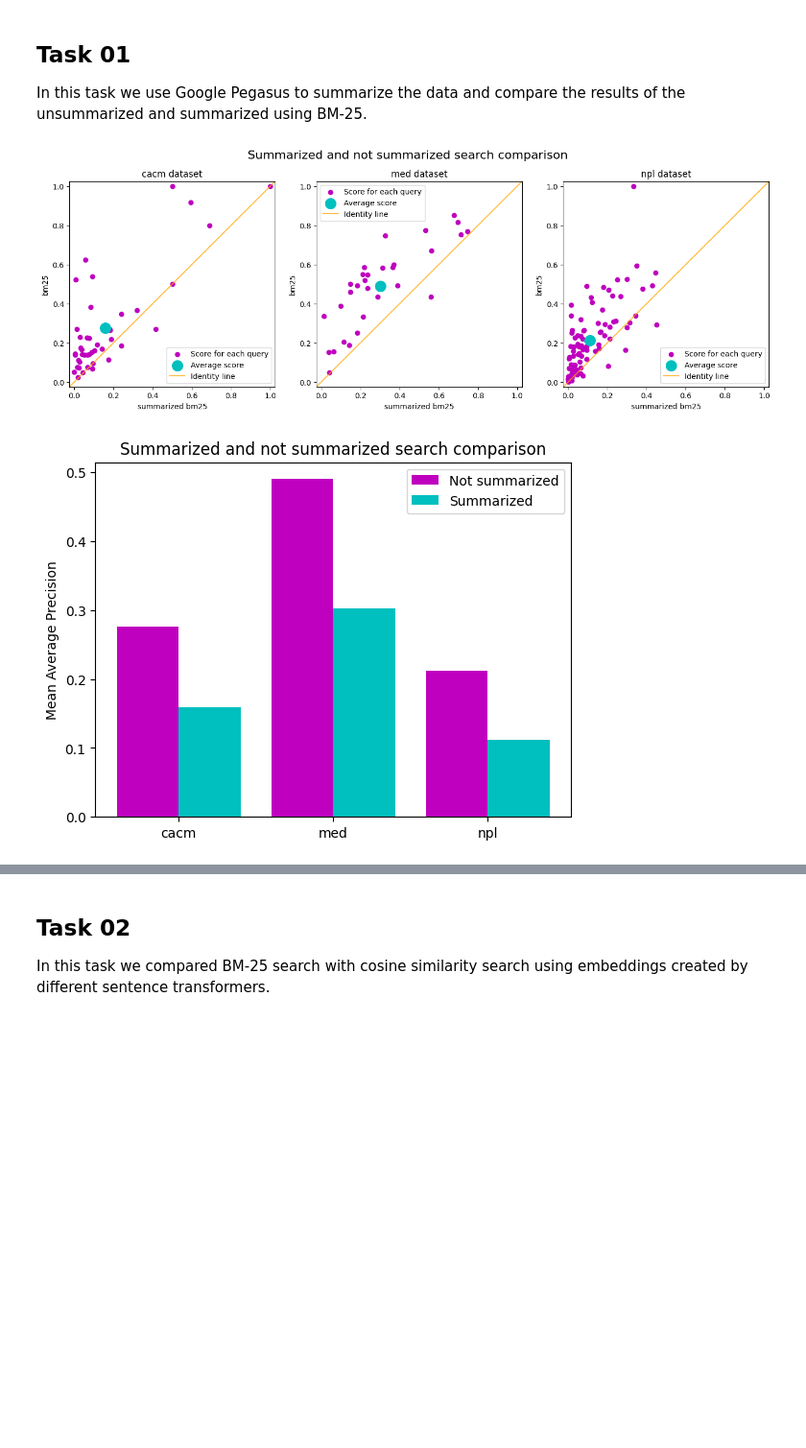
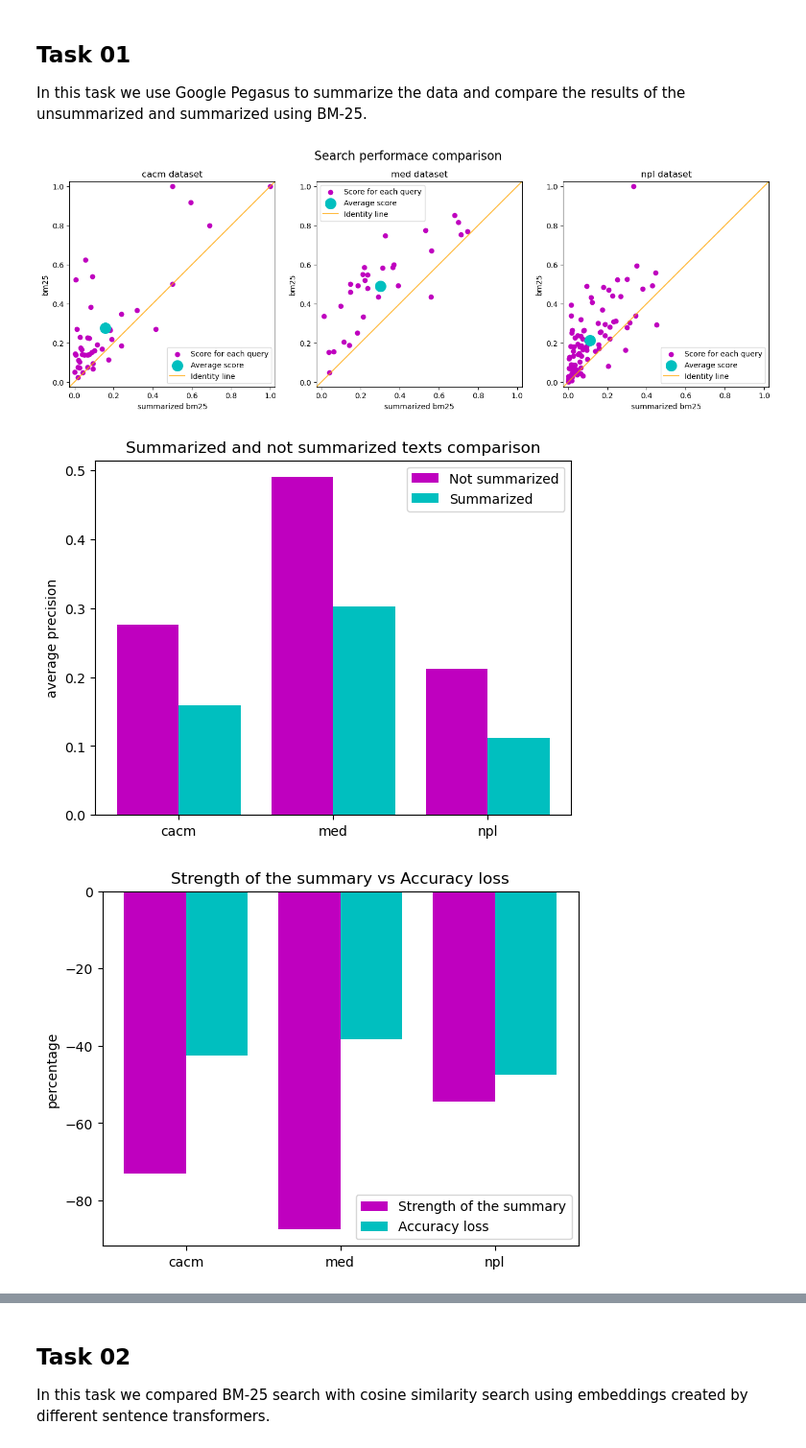
Before and after one commit to massimilianoviola/advanced-information-retrieval, a Jupyter notebook: tasks_presentation.ipynb, the cells around one changed output, grey strips where cells are left out. Shown at 96% size. Cells and saved outputs as stored; diff of their text form; code cells hidden in the pictures; blank space fills up the shorter version.

```diff
--- a/tasks_presentation.ipynb
+++ b/tasks_presentation.ipynb
@@ -88,13 +94,12 @@ def plot_bar_chart(x_input_template, y_input_template, legend_names, barchart_na
 ## Reference
 We chose the BM-25 search as our reference fro all tasks.
 # %%
-if RUN_COMPUTATIONS:
-    for dataset in DATASETS:
-        # indexing documents
-        os.system(f"python3 bm25_index.py -f ./data/{dataset}/{dataset}.json -i bm25_{dataset} -v 0")
+for dataset in DATASETS:
+    # indexing documents
+    os.system(f"python3 bm25_index.py -f ./data/{dataset}/{dataset}.json -i bm25_{dataset} -v 0")
 
-        # running search on the indexed documents using queries converted to embeddings
-        os.system(f"python3 bm25_search.py -q ./data/{dataset}/queries.json -i bm25_{dataset} -o ./bm25_reference/outputs/bm25_{dataset}.txt")
+    # running search on the indexed documents using queries converted to embeddings
+    os.system(f"python3 bm25_search.py -q ./data/{dataset}/queries.json -i bm25_{dataset} -o ./bm25_reference/outputs/bm25_{dataset}.txt")
 
-        # evaluating the search results with trec_eval
-        os.system(f"{TREC_EVAL_COMMAND} -m map -q ./data/{dataset}/qrels-treceval.txt ./bm25_reference/outputs/bm25_{dataset}.txt > ./bm25_reference/results/map_bm25_{dataset}.txt")
+    # evaluating the search results with trec_eval
+    os.system(f"{TREC_EVAL_COMMAND} -m map -q ./data/{dataset}/qrels-treceval.txt ./bm25_reference/outputs/bm25_{dataset}.txt > ./bm25_reference/results/map_bm25_{dataset}.txt")
@@ -102,25 +117,35 @@ if RUN_COMPUTATIONS:
 ## Task 01
 In this task we use Google Pegasus to summarize the data and compare the results of the unsummarized and summarized using BM-25.
 # %%
-if RUN_COMPUTATIONS:
-    for dataset in DATASETS:
-        # summarazing documents
-        #os.system(f"python3 summarize_data.py {dataset}")
+for dataset in DATASETS:
+    # summarazing documents
+    #os.system(f"python3 summarize_data.py {dataset}")
 
-        # indexing summarized documents using elasticsearch
-        os.system(f"python3 bm25_index.py -f ./data/{dataset}/{dataset}_summarize_en.json -i summarized_{dataset} -v 0")
+    # indexing summarized documents using elasticsearch
+    os.system(f"python3 bm25_index.py -f ./data/{dataset}/{dataset}_summarize_en.json -i summarized_{dataset} -v 0")
 
-        # running search on the indexed documents using text queries
-        os.system(f"python3 bm25_search.py -q ./data/{dataset}/queries.json -i summarized_{dataset} -o ./task_01/outputs/summarized_{dataset}.txt")
+    # running search on the indexed documents using text queries
+    os.system(f"python3 bm25_search.py -q ./data/{dataset}/queries.json -i summarized_{dataset} -o ./task_01/outputs/summarized_{dataset}.txt")
 
-        # evaluating the search results with trec_eval
-        os.system(f"{TREC_EVAL_COMMAND} -m map -q ./data/{dataset}/qrels-treceval.txt ./task_01/outputs/summarized_{dataset}.txt > ./task_01/results/map_summarized_{dataset}.txt")
+    # evaluating the search results with trec_eval
+    os.system(f"{TREC_EVAL_COMMAND} -m map -q ./data/{dataset}/qrels-treceval.txt ./task_01/outputs/summarized_{dataset}.txt > ./task_01/results/map_summarized_{dataset}.txt")
 
 # not summarized vs summarized
-compare_results_scatter_plot(["./task_01/results/map_summarized_%s.txt", "./bm25_reference/results/map_bm25_%s.txt"],
-                             ["summarized bm25", "bm25"], "Summarized and not summarized search comparison", "presentation/figures/summarized_bm25_vs_bm25")
-plot_bar_chart("./bm25_reference/results/map_bm25_%s.txt", "./task_01/results/map_summarized_%s.txt", ["Not summarized", "Summarized"],
-               "Summarized and not summarized search comparison", "presentation/figures/summarized_bm25_vs_bm25_bar")
+compare_results_scatter_plot(["./task_01/results/map_summarized_%s.txt", "./bm25_reference/results/map_bm25_%s.txt"], ["summarized bm25", "bm25"], "presentation/figures/summarized_bm25_vs_bm25")
+plot_bar_chart(["./task_01/results/cacm_bm25.txt", "./task_01/results/med_bm25.txt","./task_01/results/npl_bm25.txt"],
+               ["./task_01/results/cacm_summarize_en_bm25.txt", "./task_01/results/med_summarize_en_bm25.txt","./task_01/results/npl_summarize_en_bm25.txt"],
+               ["cacm", "med", "npl"],
+               ["Not summarized", "Summarized"],
+               "Summarized and not summarized texts comparison",
+               "average precision")
+bar_chart([-73.17,-87.39,-54.5],
+              [-42.49,-38.41,-47.58],
+              ["cacm","med","npl"],
+              ["Strength of the summary","Accuracy loss"],
+              "Strength of the summary vs Accuracy loss",
+              "percentage")
+make_single_bar_chart([0.4903,0.3020,0.2418,0.2065],["med","med_sum","med_sum x 2","med_sum x3"],"accuracy","Multiple summarizations","average precision")
 # %% [output]
-[figure, old version]
+[figure, new version]
-[figure, old version]
+[figure, new version]
+[figure, added]
```
Also changed, not shown: parts of 8 cells of this notebook, 11 other files.
